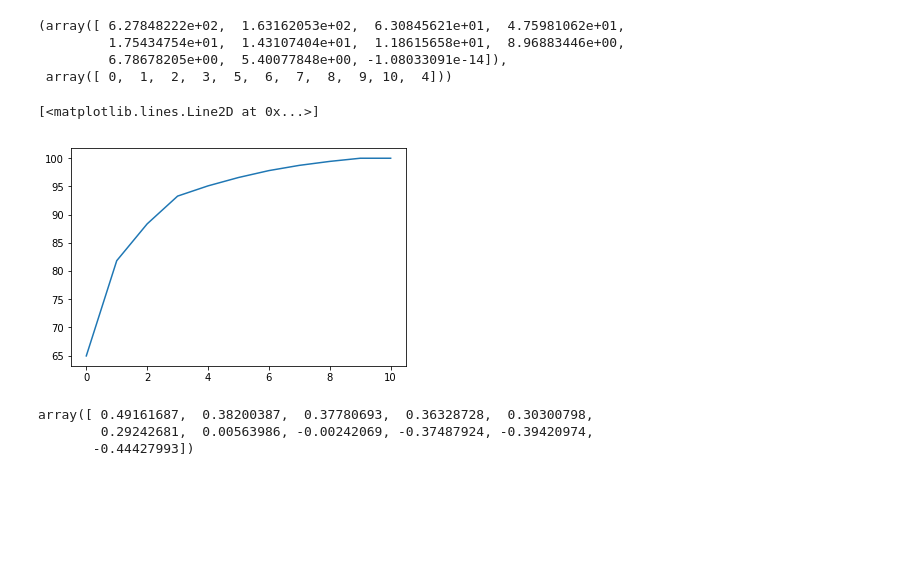
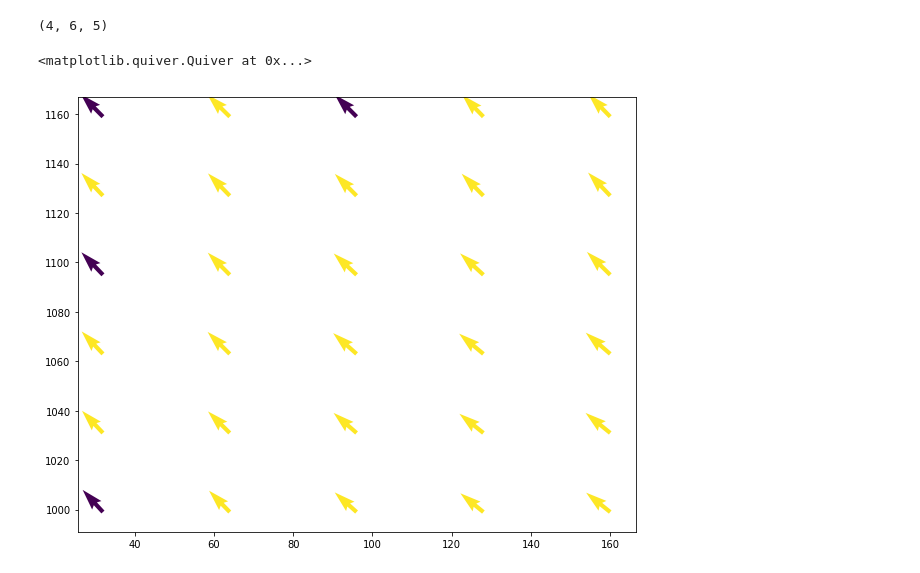
Before and after one commit to OpenPIV/openpiv-podbox, a Jupyter notebook: Python/notebooks/poduv.ipynb, the cells around one changed output. Saved outputs shown, nothing was run; the diff lists cells and outputs as text; code cells hidden in the pictures; blank space fills up the shorter version.

```diff
--- a/Python/notebooks/poduv.ipynb
+++ b/Python/notebooks/poduv.ipynb
@@ -71,5 +48,6 @@ for fname in list_of_vec_files:
     v.append(_v)
     chc.append(_chc)
 
-fig,ax = plt.subplots(figsize=(10,8))
-ax.quiver(X,Y,u[-1],v[-1],chc[-1])
+u = np.stack(u)
+v = np.stack(v)
+chc = np.stack(chc)
@@ -150,20 +54,10 @@ I = I[::-1]
-# %%
-L,I
-# %% [output]
-(array([ 6.27848222e+02,  1.63162053e+02,  6.30845621e+01,  4.75981062e+01,
-         1.75434754e+01,  1.43107404e+01,  1.18615658e+01,  8.96883446e+00,
-         6.78678205e+00,  5.40077848e+00, -1.08033091e-14]),
- array([ 0,  1,  2,  3,  5,  6,  7,  8,  9, 10,  4]))
-# %%
-Erel = np.cumsum(L/np.sum(L))
-plt.figure()
-plt.plot(Erel*100)
-# %% [output]
-[<matplotlib.lines.Line2D at 0x...>]
-[figure, removed]
-# %%
-L/np.sum(L)
-# %% [output]
-array([ 0.49161687,  0.38200387,  0.37780693,  0.36328728,  0.30300798,
-        0.29242681,  0.00563986, -0.00242069, -0.37487924, -0.39420974,
-       -0.44427993])
+# %%
+chc.shape
+# %% [output]
+(4, 6, 5)
+# %%
+fig,ax = plt.subplots(figsize=(10,8))
+ax.quiver(X,Y,u[0,:,:],v[0,:,:],chc[0,:,:])
+# %% [output]
+<matplotlib.quiver.Quiver at 0x...>
+[figure, added]
```
Also changed, not shown: parts of 23 cells of this notebook.
